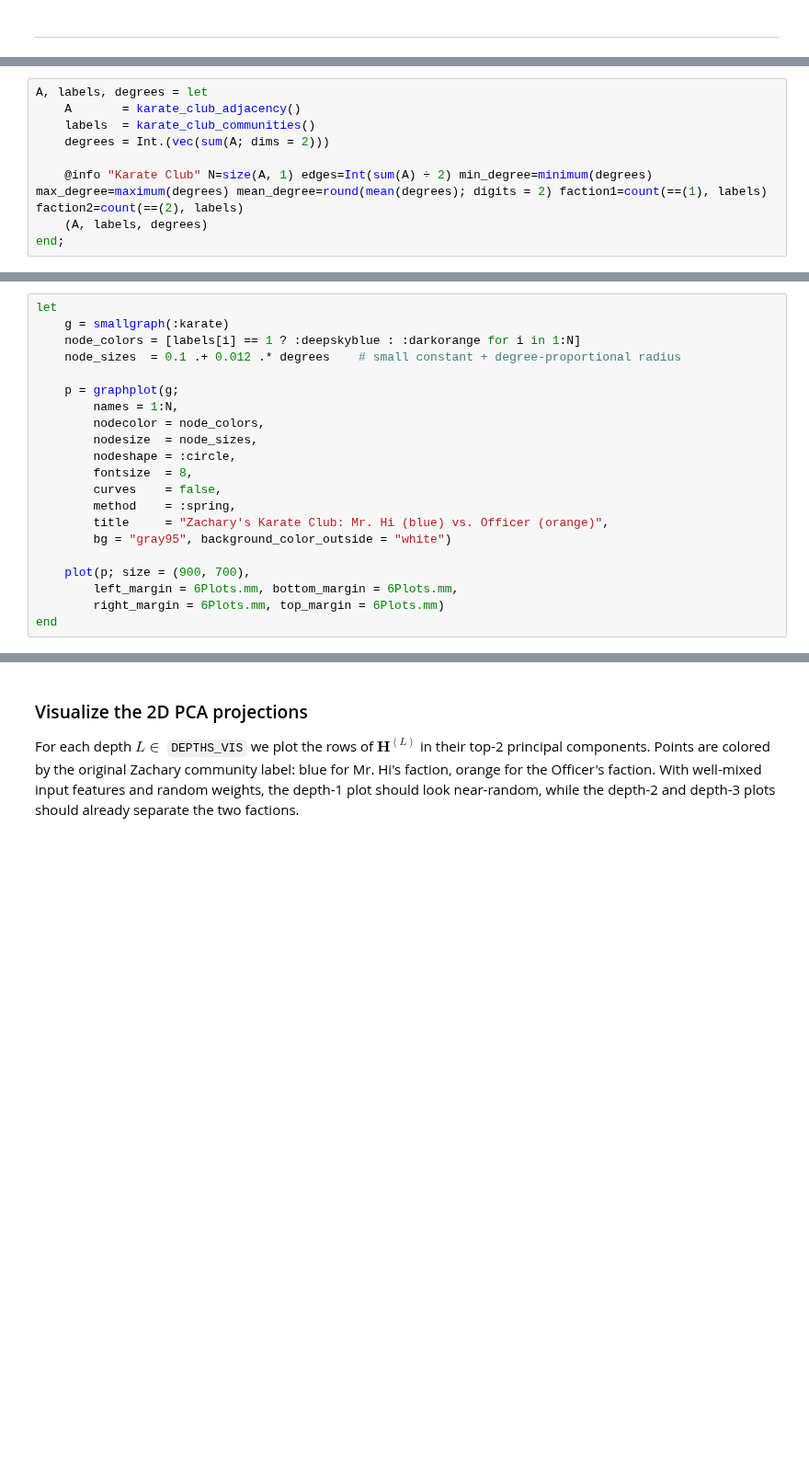
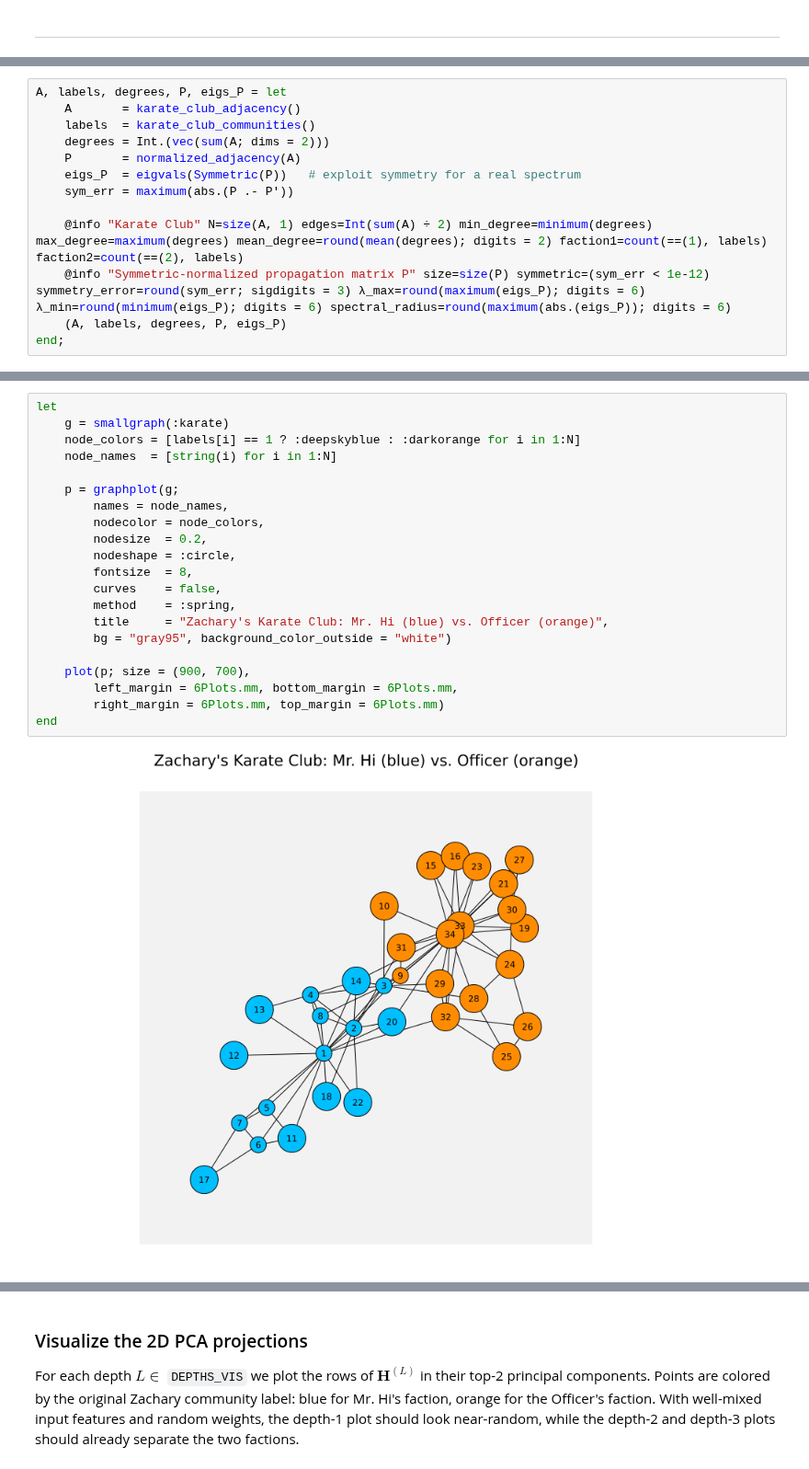
Before and after one commit to varnerlab/CHEME-5820-Lectures-Spring-2026, a Jupyter notebook: lectures/week-15/L15c/CHEME-5820-L15c-Example-GraphNeuralNetworks-Spring-2026.ipynb, the cells around one changed output, grey strips where cells are left out. Shown at 92% size. Drawn from its saved outputs; the diff is of its cells as text; blank space fills up the shorter version.

```diff
--- a/lectures/week-15/L15c/CHEME-5820-L15c-Example-GraphNeuralNetworks-Spring-2026.ipynb
+++ b/lectures/week-15/L15c/CHEME-5820-L15c-Example-GraphNeuralNetworks-Spring-2026.ipynb
@@ -45,9 +51,13 @@ The code block below stores the adjacency matrix in `A::Matrix{Float64}`, the co
 # %%
-A, labels, degrees = let
+A, labels, degrees, P, eigs_P = let
     A       = karate_club_adjacency()
     labels  = karate_club_communities()
     degrees = Int.(vec(sum(A; dims = 2)))
+    P       = normalized_adjacency(A)
+    eigs_P  = eigvals(Symmetric(P))   # exploit symmetry for a real spectrum
+    sym_err = maximum(abs.(P .- P'))
 
     @info "Karate Club" N=size(A, 1) edges=Int(sum(A) ÷ 2) min_degree=minimum(degrees) max_degree=maximum(degrees) mean_degree=round(mean(degrees); digits = 2) faction1=count(==(1), labels) faction2=count(==(2), labels)
-    (A, labels, degrees)
+    @info "Symmetric-normalized propagation matrix P" size=size(P) symmetric=(sym_err < 1e-12) symmetry_error=round(sym_err; sigdigits = 3) λ_max=round(maximum(eigs_P); digits = 6) λ_min=round(minimum(eigs_P); digits = 6) spectral_radius=round(maximum(abs.(eigs_P)); digits = 6)
+    (A, labels, degrees, P, eigs_P)
 end;
@@ -57,22 +85,24 @@ We render the Karate Club graph with `GraphRecipes.jl`, coloring each node by it
 # %%
 let
     g = smallgraph(:karate)
     node_colors = [labels[i] == 1 ? :deepskyblue : :darkorange for i in 1:N]
-    node_sizes  = 0.1 .+ 0.012 .* degrees    # small constant + degree-proportional radius
+    node_names  = [string(i) for i in 1:N]
 
     p = graphplot(g;
-        names = 1:N,
+        names = node_names,
         nodecolor = node_colors,
-        nodesize  = node_sizes,
+        nodesize  = 0.2,
         nodeshape = :circle,
         fontsize  = 8,
         curves    = false,
         method    = :spring,
         title     = "Zachary's Karate Club: Mr. Hi (blue) vs. Officer (orange)",
         bg = "gray95", background_color_outside = "white")
 
     plot(p; size = (900, 700),
         left_margin = 6Plots.mm, bottom_margin = 6Plots.mm,
         right_margin = 6Plots.mm, top_margin = 6Plots.mm)
 end
+# %% [output]
+[figure, added]
 # %% [markdown]
```
Also changed, not shown: parts of 18 cells of this notebook, 1 other file.
